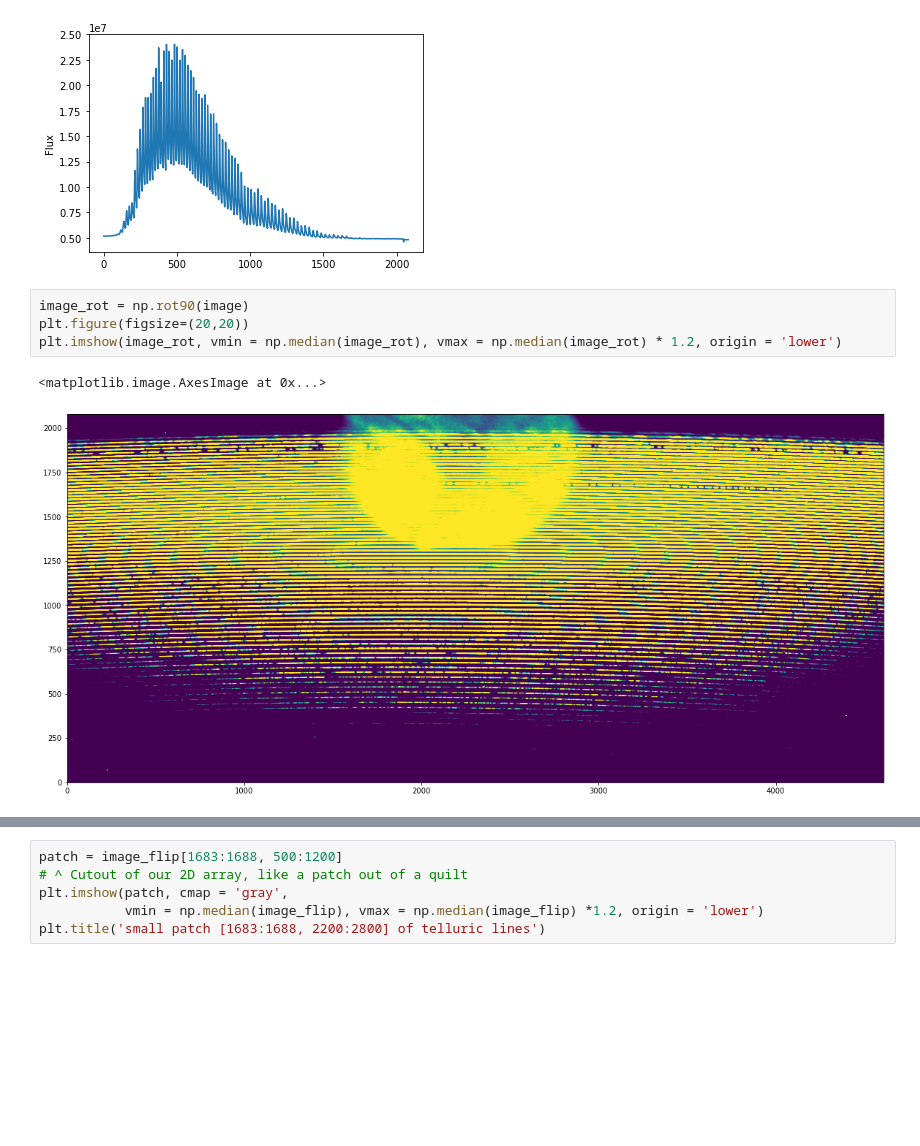
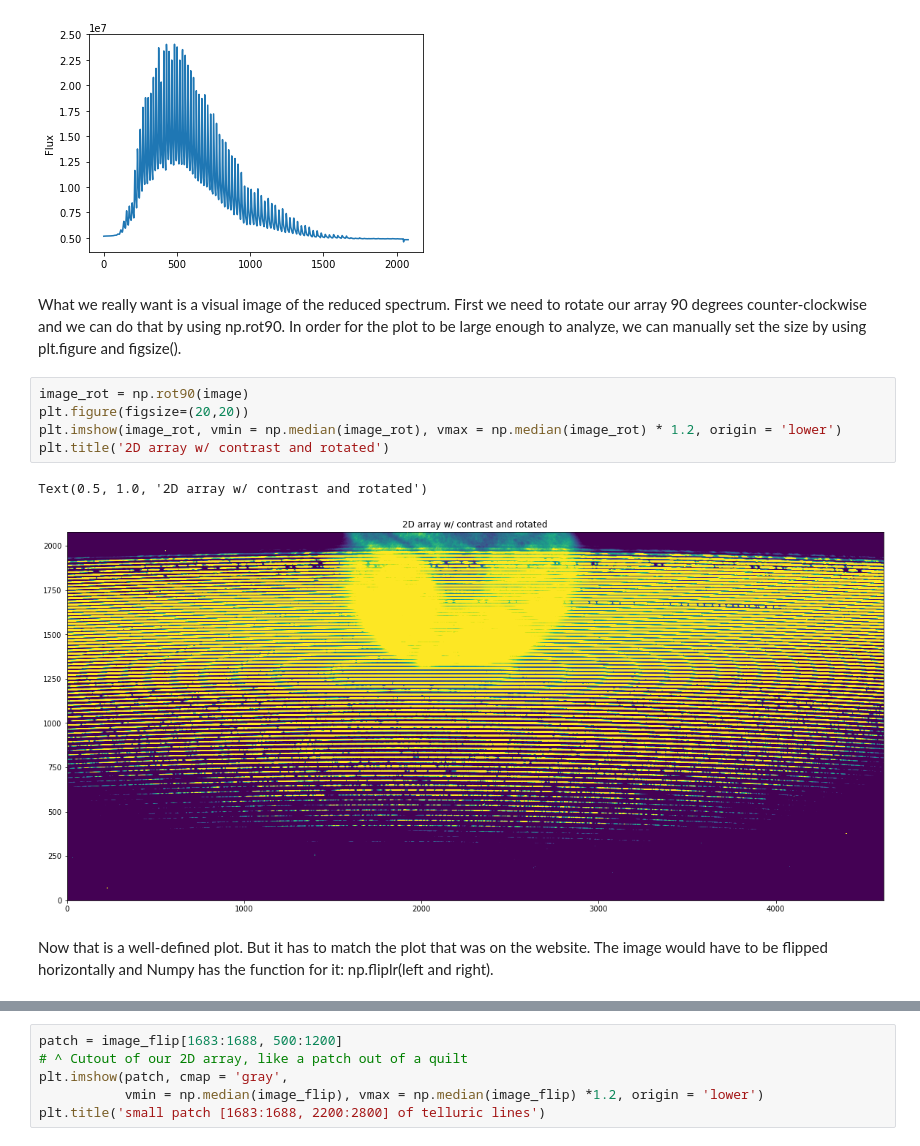
Before and after one commit to howardisaacson/APF-BL-DAP, a Jupyter notebook: Malik/NormalizedTutorial.ipynb, the cells around one changed output, grey strips where cells are left out. Cells and saved outputs as stored; diff of their text form; blank space fills up the shorter version.

```diff
--- a/Malik/NormalizedTutorial.ipynb
+++ b/Malik/NormalizedTutorial.ipynb
@@ -73,13 +95,18 @@ print(len(flux))
 # %% [output]
 2080
 [figure]
+# %% [markdown]
+What we really want is a visual image of the reduced spectrum. First we need to rotate our array 90 degrees counter-clockwise and we can do that by using np.rot90. In order for the plot to be large enough to analyze, we can manually set the size by using plt.figure and figsize().
 # %%
 image_rot = np.rot90(image)
 plt.figure(figsize=(20,20))
 plt.imshow(image_rot, vmin = np.median(image_rot), vmax = np.median(image_rot) * 1.2, origin = 'lower')
+plt.title('2D array w/ contrast and rotated')
 # %% [output]
-<matplotlib.image.AxesImage at 0x...>
+Text(0.5, 1.0, '2D array w/ contrast and rotated')
-[figure, old version]
+[figure, new version]
+# %% [markdown]
+Now that is a well-defined plot. But it has to match the plot that was on the website. The image would have to be flipped horizontally and Numpy has the function for it: np.fliplr(left and right).
 # %%
 image_flip = np.fliplr(image_rot)
 plt.figure(figsize=(20,20))
```
Also changed, not shown: parts of 36 cells of this notebook.
